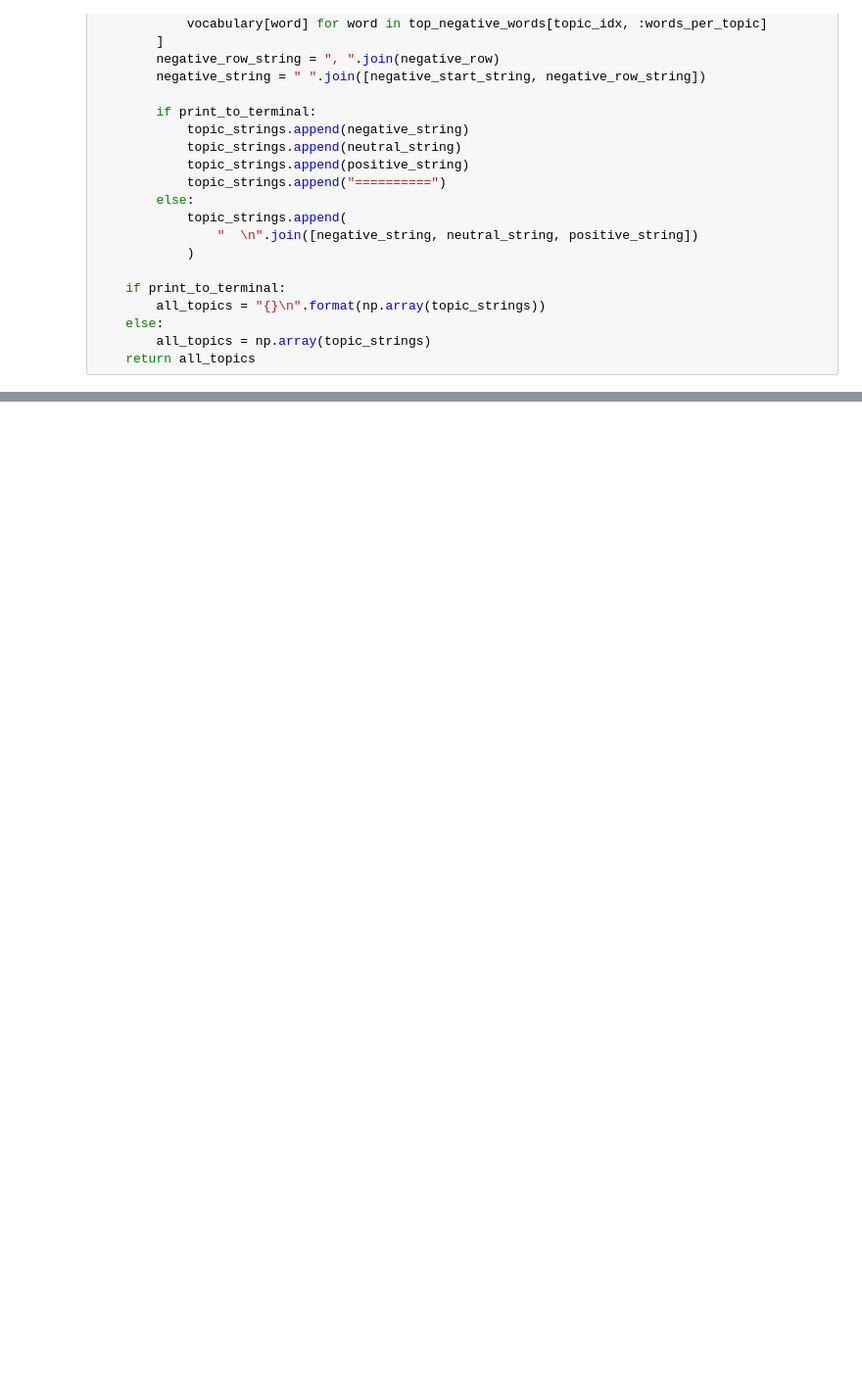
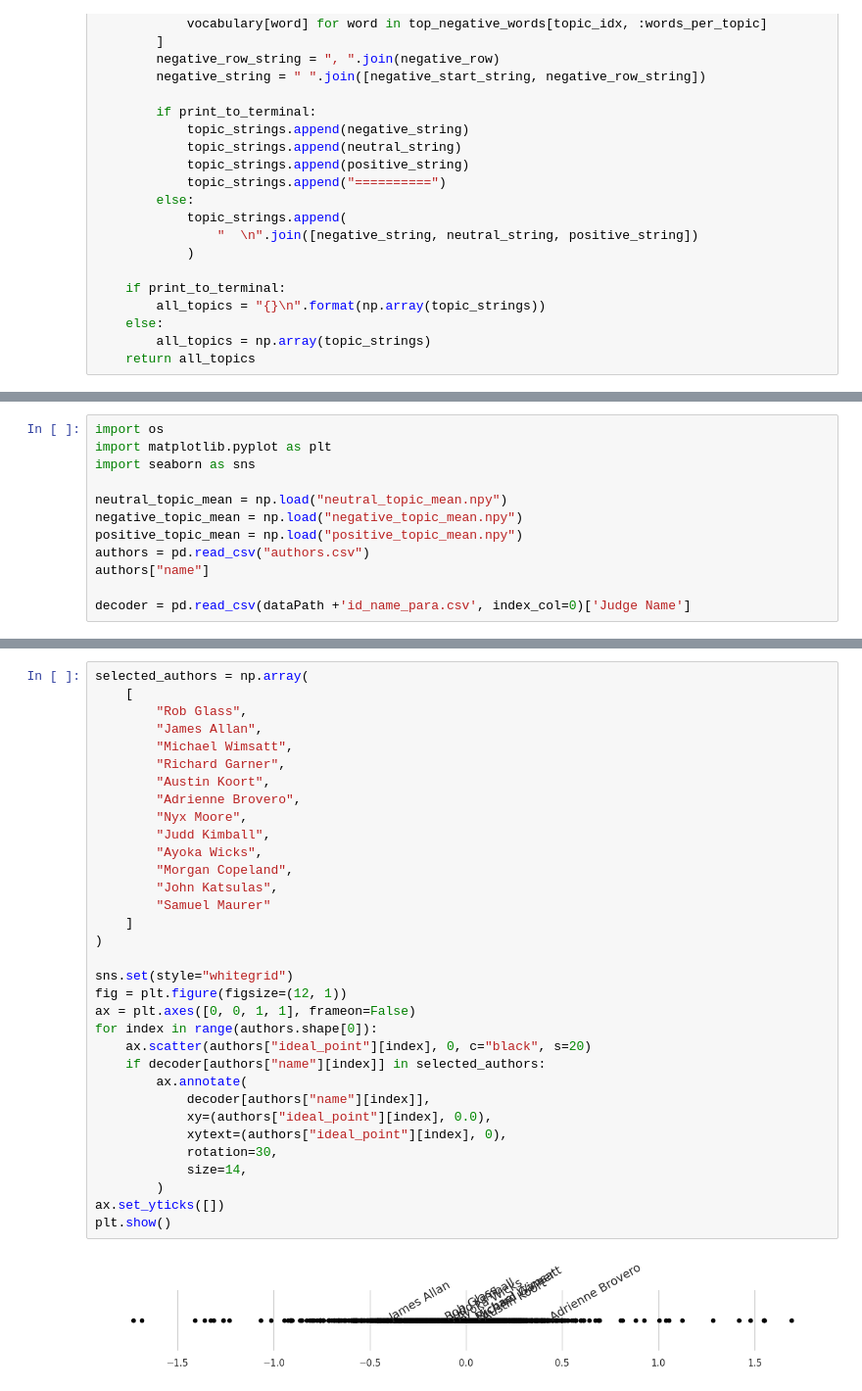
Before and after one commit to rakoort99/TBIP_testing, a Jupyter notebook: TBIPtest.ipynb, the cells around one changed output, grey strips where cells are left out. Shown at 98% size. Drawn from its saved outputs; the diff is of its cells as text; blank space fills up the shorter version.

```diff
--- a/TBIPtest.ipynb
+++ b/TBIPtest.ipynb
@@ -352,0 +490,12 @@ KeyboardInterrupt: ignored
+# %%
+import os
+import matplotlib.pyplot as plt
+import seaborn as sns
+
+neutral_topic_mean = np.load("neutral_topic_mean.npy")
+negative_topic_mean = np.load("negative_topic_mean.npy")
+positive_topic_mean = np.load("positive_topic_mean.npy")
+authors = pd.read_csv("authors.csv")
+authors["name"]
+
+decoder = pd.read_csv(dataPath +'id_name_para.csv', index_col=0)['Judge Name']
@@ -352,0 +518,35 @@ KeyboardInterrupt: ignored
+# %%
+selected_authors = np.array(
+    [
+        "Rob Glass",
+        "James Allan",
+        "Michael Wimsatt",
+        "Richard Garner",
+        "Austin Koort",
+        "Adrienne Brovero",
+        "Nyx Moore",
+        "Judd Kimball",
+        "Ayoka Wicks",
+        "Morgan Copeland",
+        "John Katsulas",
+        "Samuel Maurer"
+    ]
+)
+
+sns.set(style="whitegrid")
+fig = plt.figure(figsize=(12, 1))
+ax = plt.axes([0, 0, 1, 1], frameon=False)
+for index in range(authors.shape[0]):
+    ax.scatter(authors["ideal_point"][index], 0, c="black", s=20)
+    if decoder[authors["name"][index]] in selected_authors:
+        ax.annotate(
+            decoder[authors["name"][index]],
+            xy=(authors["ideal_point"][index], 0.0),
+            xytext=(authors["ideal_point"][index], 0),
+            rotation=30,
+            size=14,
+        )
+ax.set_yticks([])
+plt.show()
+# %% [output]
+[figure, added]
```
Also changed, not shown: parts of 10 cells of this notebook, 6 other files.
